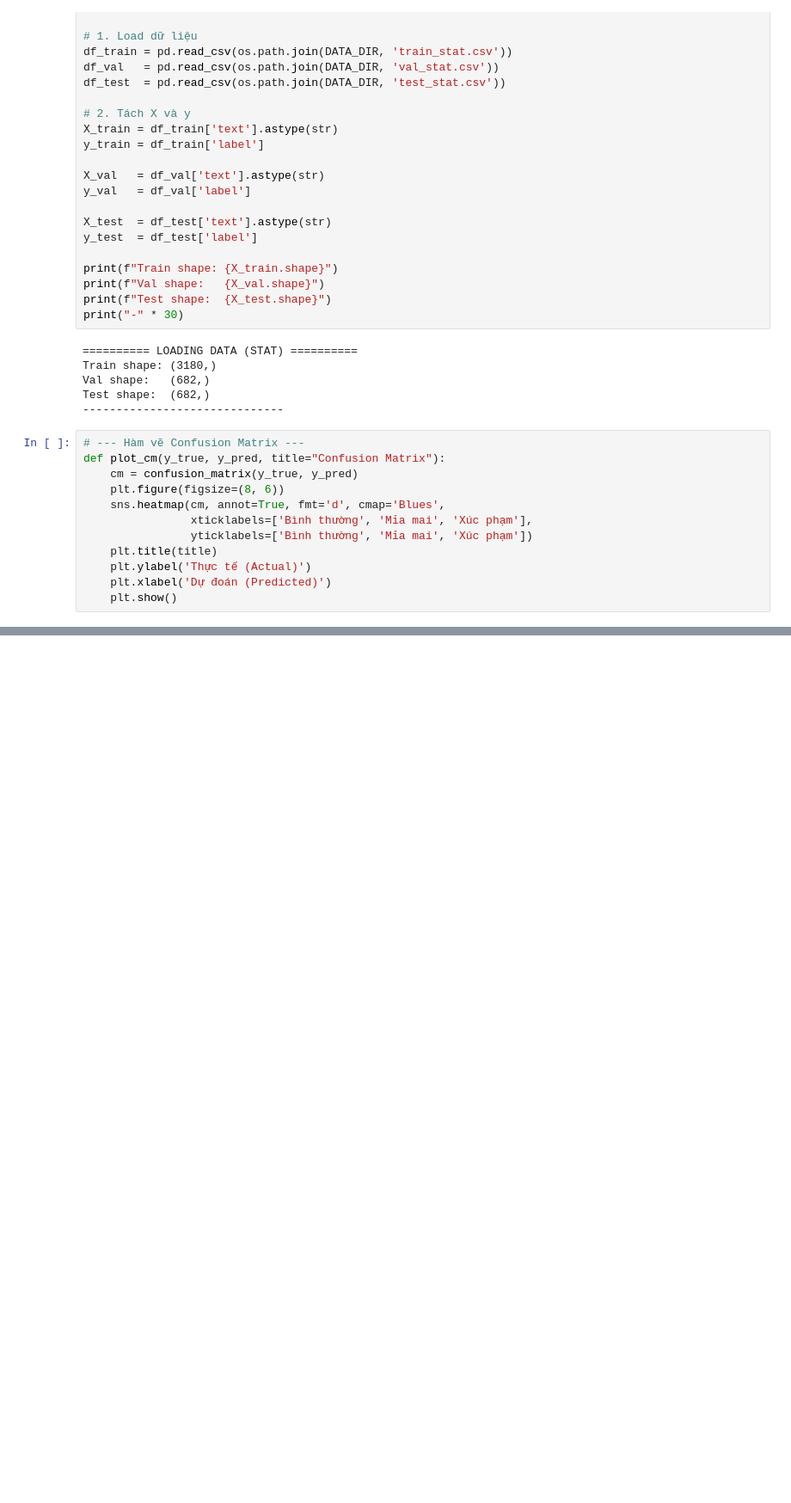
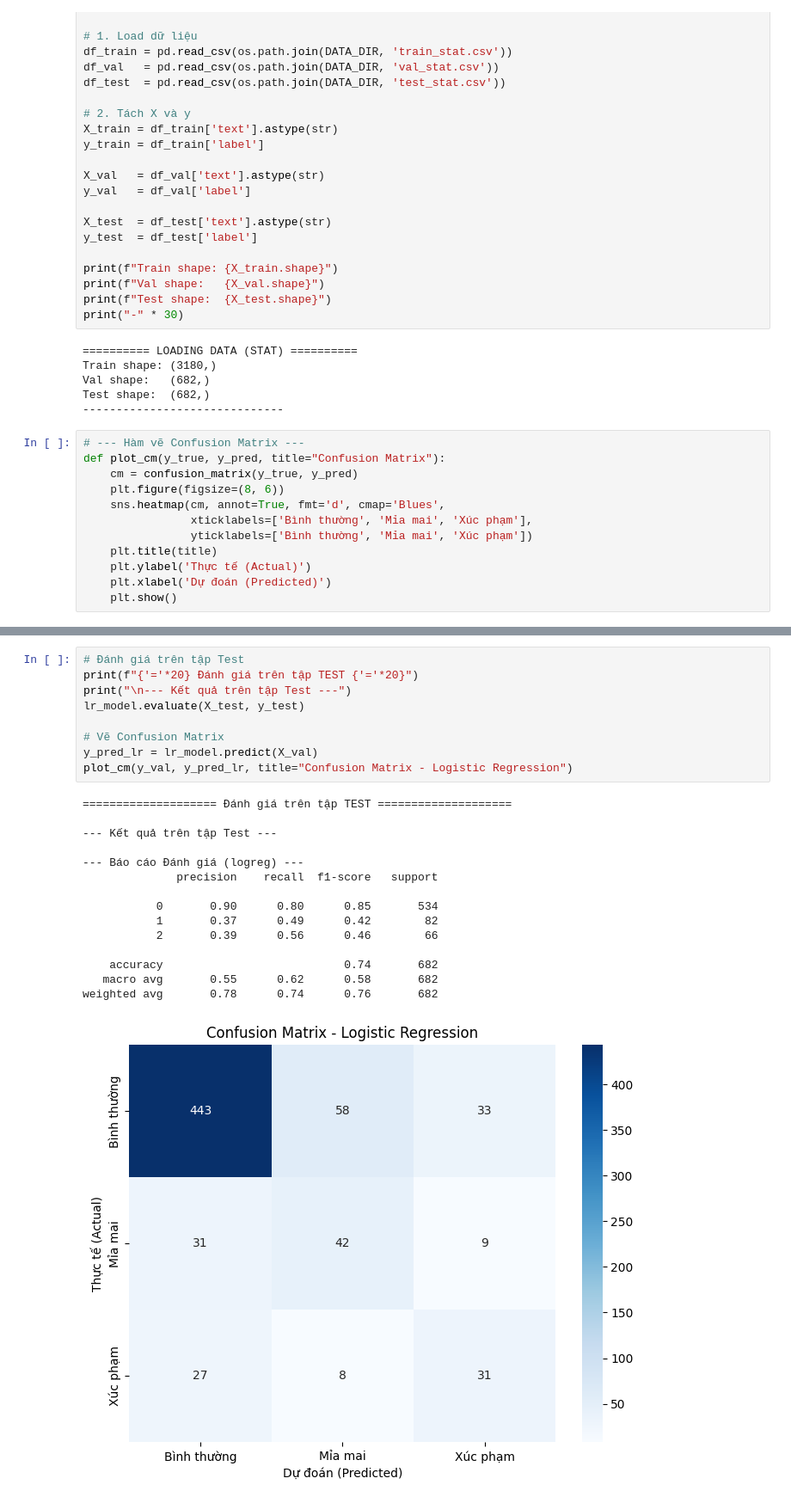
Before and after one commit to phucndq05/DS102_BodyShaming_Classification, a Jupyter notebook: notebooks/3.1_SVM_NB_LR.ipynb, the cells around one changed output, grey strips where cells are left out. Shown at 86% size. Drawn from its saved outputs; the diff is of its cells as text; blank space fills up the shorter version.

```diff
--- a/notebooks/3.1_SVM_NB_LR.ipynb
+++ b/notebooks/3.1_SVM_NB_LR.ipynb
@@ -186,0 +172,25 @@ weighted avg       0.78      0.76      0.77       682
+# %%
+# Đánh giá trên tập Test
+print(f"{'='*20} Đánh giá trên tập TEST {'='*20}")
+print("\n--- Kết quả trên tập Test ---")
+lr_model.evaluate(X_test, y_test)
+
+# Vẽ Confusion Matrix
+y_pred_lr = lr_model.predict(X_val)
+plot_cm(y_val, y_pred_lr, title="Confusion Matrix - Logistic Regression")
+# %% [output]
+==================== Đánh giá trên tập TEST ====================
+
+--- Kết quả trên tập Test ---
+
+--- Báo cáo Đánh giá (logreg) ---
+              precision    recall  f1-score   support
+
+           0       0.90      0.80      0.85       534
+           1       0.37      0.49      0.42        82
+           2       0.39      0.56      0.46        66
+
+    accuracy                           0.74       682
+   macro avg       0.55      0.62      0.58       682
+weighted avg       0.78      0.74      0.76       682
+[figure, added]
```
Also changed, not shown: parts of 5 cells of this notebook, 4 other files.
